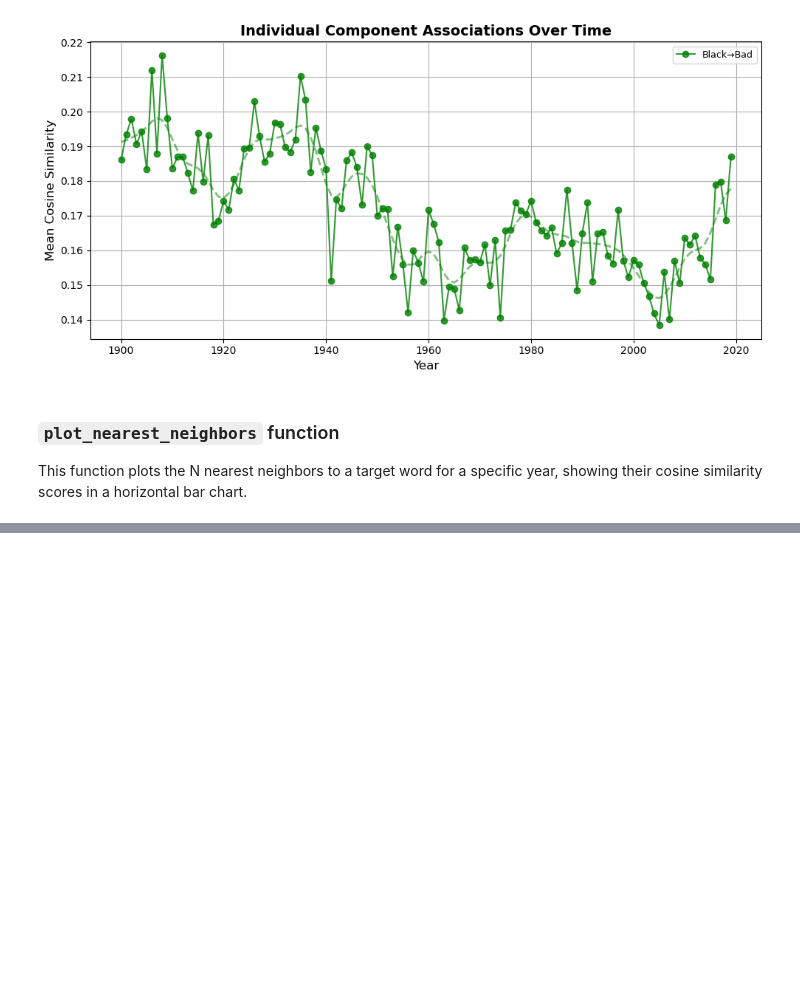
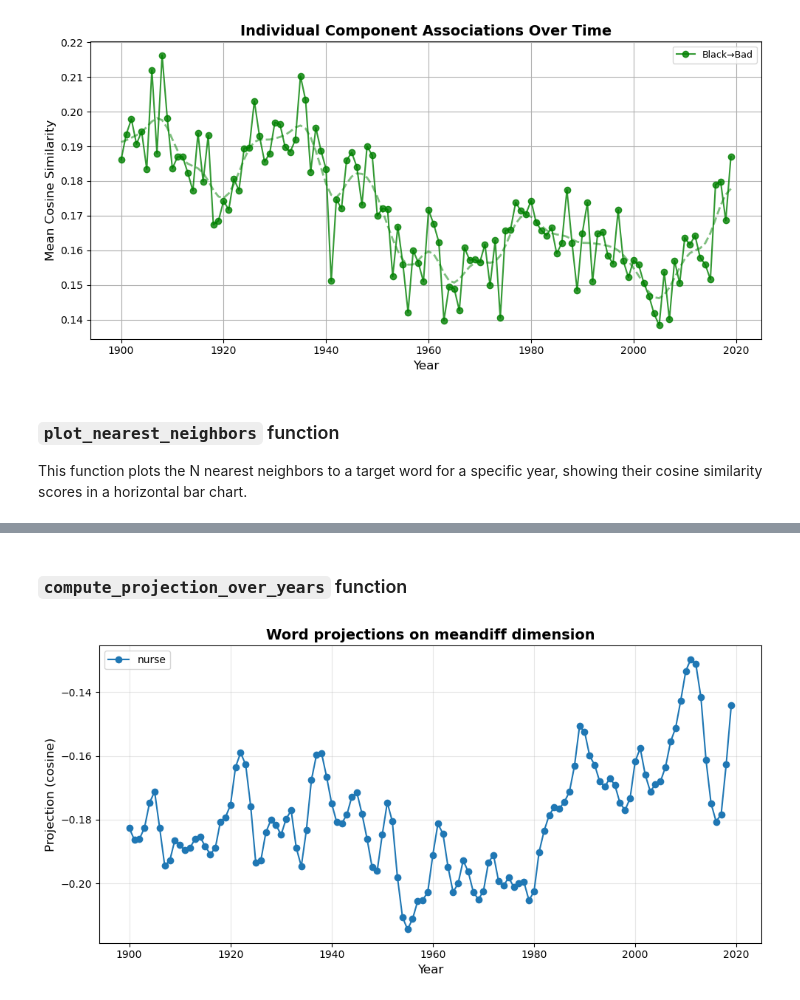
Before and after one commit to eric-d-knowles/lexichron, a Jupyter notebook: notebooks/ngram_change_analysis_workflow.ipynb, the cells around one changed output, grey strips where cells are left out. Saved outputs shown, nothing was run; the diff lists cells and outputs as text; code cells hidden in the pictures; blank space fills up the shorter version.

```diff
--- a/notebooks/ngram_change_analysis_workflow.ipynb
+++ b/notebooks/ngram_change_analysis_workflow.ipynb
@@ -277,0 +546,35 @@ Nearest neighbors:
+# %% [markdown]
+### `compute_projection_over_years` function
+# %%
+gender_contrasts = [
+    ('she', 'he'),
+    ('her', 'him'),
+    ('hers', 'his'),
+    ('herself', 'himself'),
+    ('woman', 'man'),
+    ('women', 'men'),
+    ('girl', 'boy'),
+    ('girls', 'boys'),
+    ('mother', 'father'),
+    ('mothers', 'fathers'),
+    ('daughter', 'son'),
+    ('daughters', 'sons'),
+    ('sister', 'brother'),
+    ('sisters', 'brothers')
+]
+
+result = compute_projection_over_years(
+    model_dir=f"{model_path}",
+    token_contrasts=gender_contrasts,
+    test_words=['nurse'],
+    start_year=1900,
+    end_year=2019,
+    year_step=1,
+    method='meandiff',
+    ensure_sign_positive=True,
+    smooth=True,
+    sigma=1,
+    verbose=False
+)
+# %% [output]
+[figure, added]
```
Also changed, not shown: parts of 12 cells of this notebook, 8 other files.
